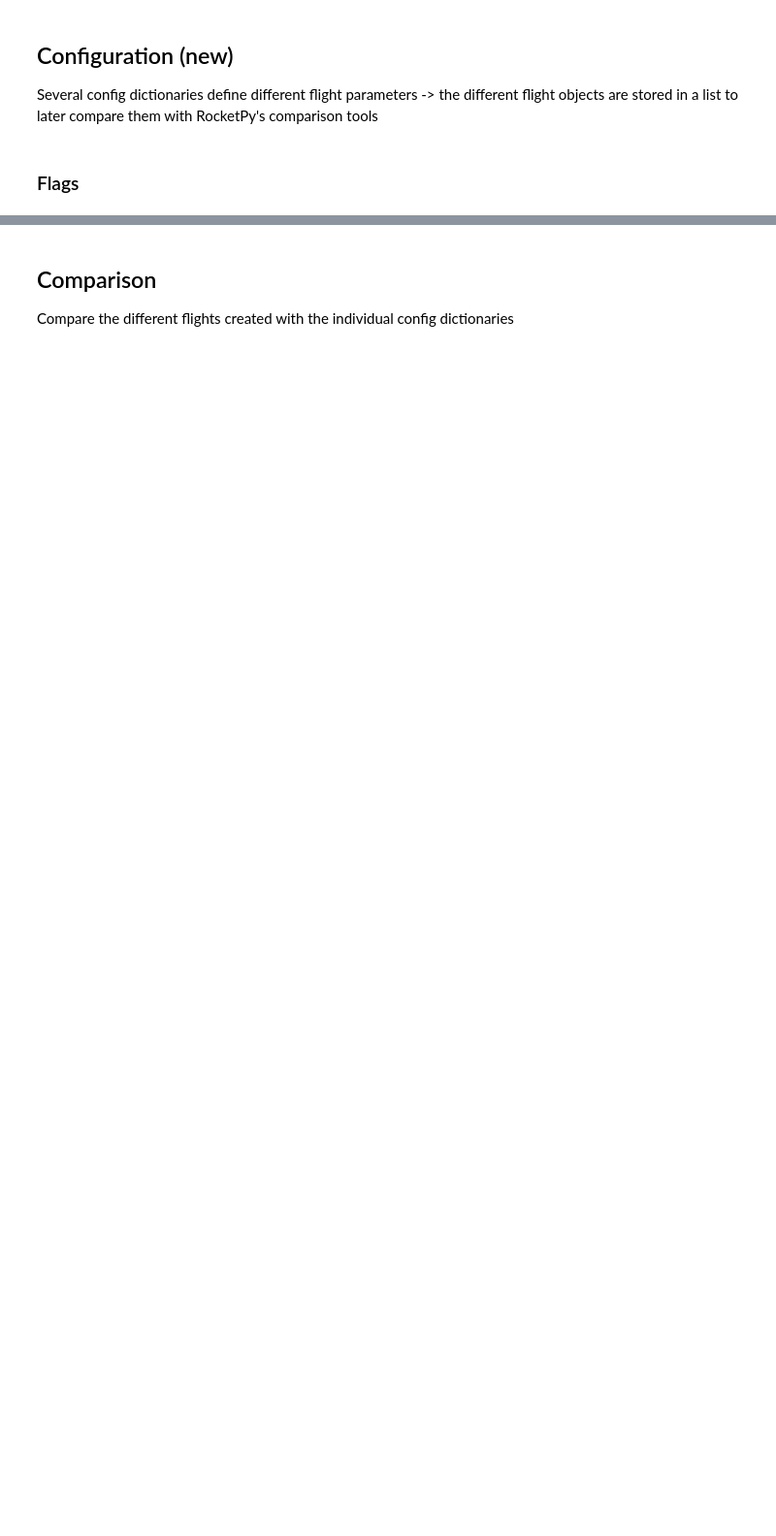
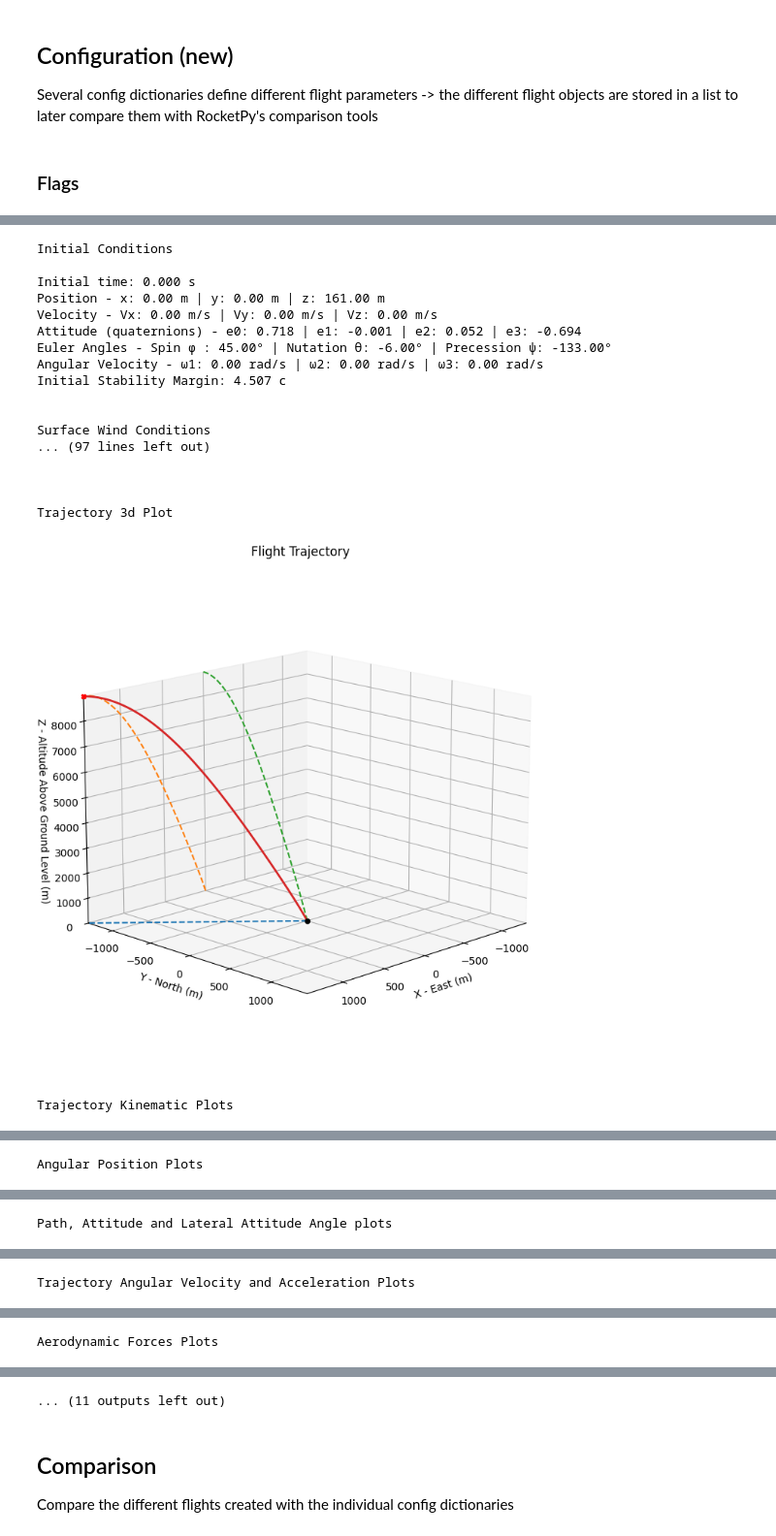
Before and after one commit to SpaceTeam/Lamarr_Flight_Simulation_RocketPy, a Jupyter notebook: Hedy_clippedDelta.ipynb, the cells around one changed output, grey strips where cells are left out. Shown at 97% size. Drawn from its saved outputs; the diff is of its cells as text; code cells hidden in the pictures; blank space fills up the shorter version.

```diff
--- a/Hedy_clippedDelta.ipynb
+++ b/Hedy_clippedDelta.ipynb
@@ -420,31 +556,53 @@ for config in config_dict_list:
 
     rail_length = config_dict["Flight"]["flight"]["rail_length"]["Value"]
     inclination = config_dict["Flight"]["flight"]["inclination"]["Value"]
     heading = config_dict["Flight"]["flight"]["heading"]["Value"]
 
     # define Flight
     flight_normal = Flight(
         rocket = rocket_list["hedy"],
         environment = env_list["env_normal"],
         rail_length = rail_length,
         inclination = inclination,
         heading = heading,
         name = config,
         terminate_on_apogee = flag_list["terminate_on_apogee"]
     )
     flight_forecast = Flight(
         rocket = rocket_list["hedy"],
-        environment = env_list["env_forecast"],
+        environment = env_list["env_normal"],
         rail_length = rail_length,
         inclination = inclination,
         heading = heading,
         name = config,
         terminate_on_apogee = flag_list["terminate_on_apogee"]
     )
 
+    flight_normal.all_info()
+
     flight_lists.append({
         "flight_normal": flight_normal,
         "flight_forecast": flight_forecast
     })
 
     #flight.all_info()
+# %% [output]
+Initial Conditions
+
+Initial time: 0.000 s
+Position - x: 0.00 m | y: 0.00 m | z: 161.00 m
+Velocity - Vx: 0.00 m/s | Vy: 0.00 m/s | Vz: 0.00 m/s
+Attitude (quaternions) - e0: 0.718 | e1: -0.001 | e2: 0.052 | e3: -0.694
+Euler Angles - Spin φ : 45.00° | Nutation θ: -6.00° | Precession ψ: -133.00°
+Angular Velocity - ω1: 0.00 rad/s | ω2: 0.00 rad/s | ω3: 0.00 rad/s
+Initial Stability Margin: 4.507 c
+
+
+Surface Wind Conditions
+... (97 lines left out)
+
+
+
+Trajectory 3d Plot
+[figure, added]
+Trajectory Kinematic Plots
@@ -450,0 +610 @@ for config in config_dict_list:
+Angular Position Plots
@@ -450,0 +612 @@ for config in config_dict_list:
+Path, Attitude and Lateral Attitude Angle plots
@@ -450,0 +614 @@ for config in config_dict_list:
+Trajectory Angular Velocity and Acceleration Plots
@@ -450,0 +616 @@ for config in config_dict_list:
+Aerodynamic Forces Plots
@@ -451,3 +618,4 @@ for config in config_dict_list:
+... (11 outputs left out)
 # %% [markdown]
 ## Comparison
 
```
Also changed, not shown: parts of 14 cells of this notebook, 1 other file.
